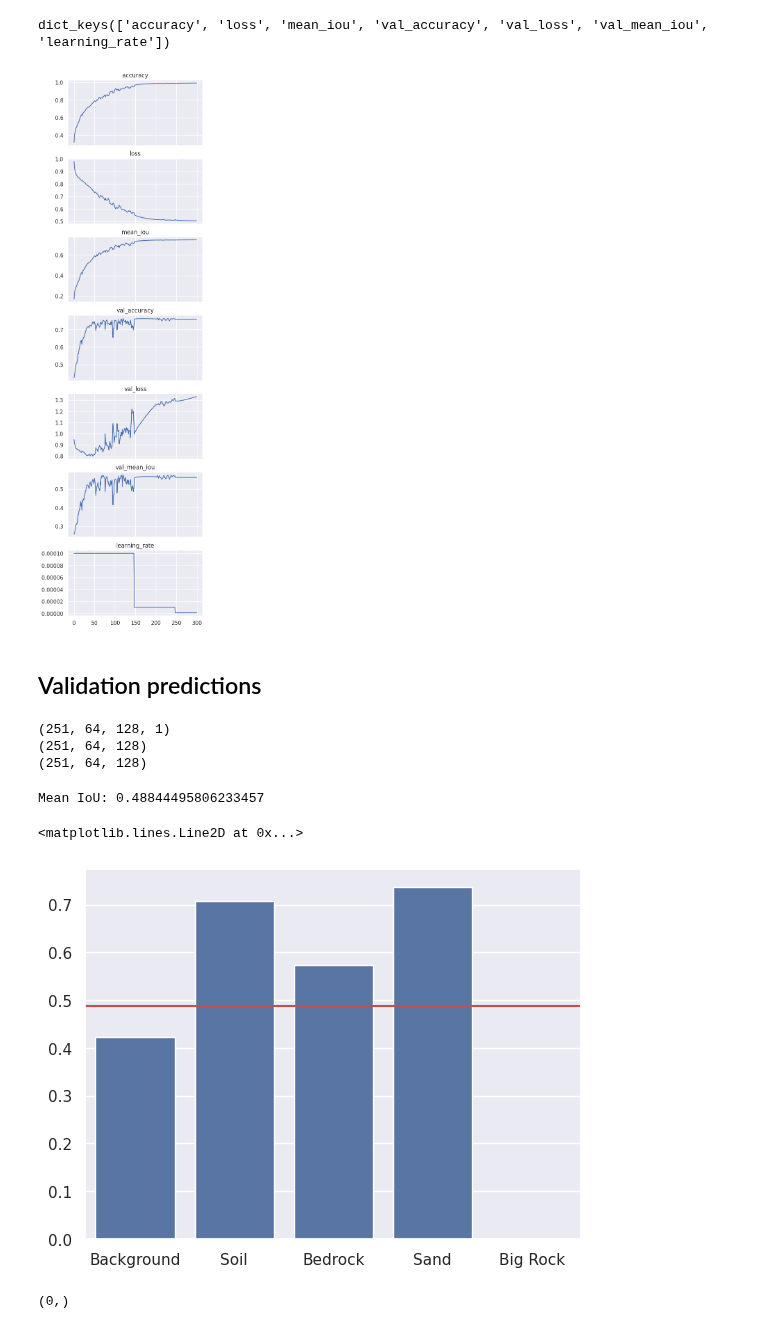
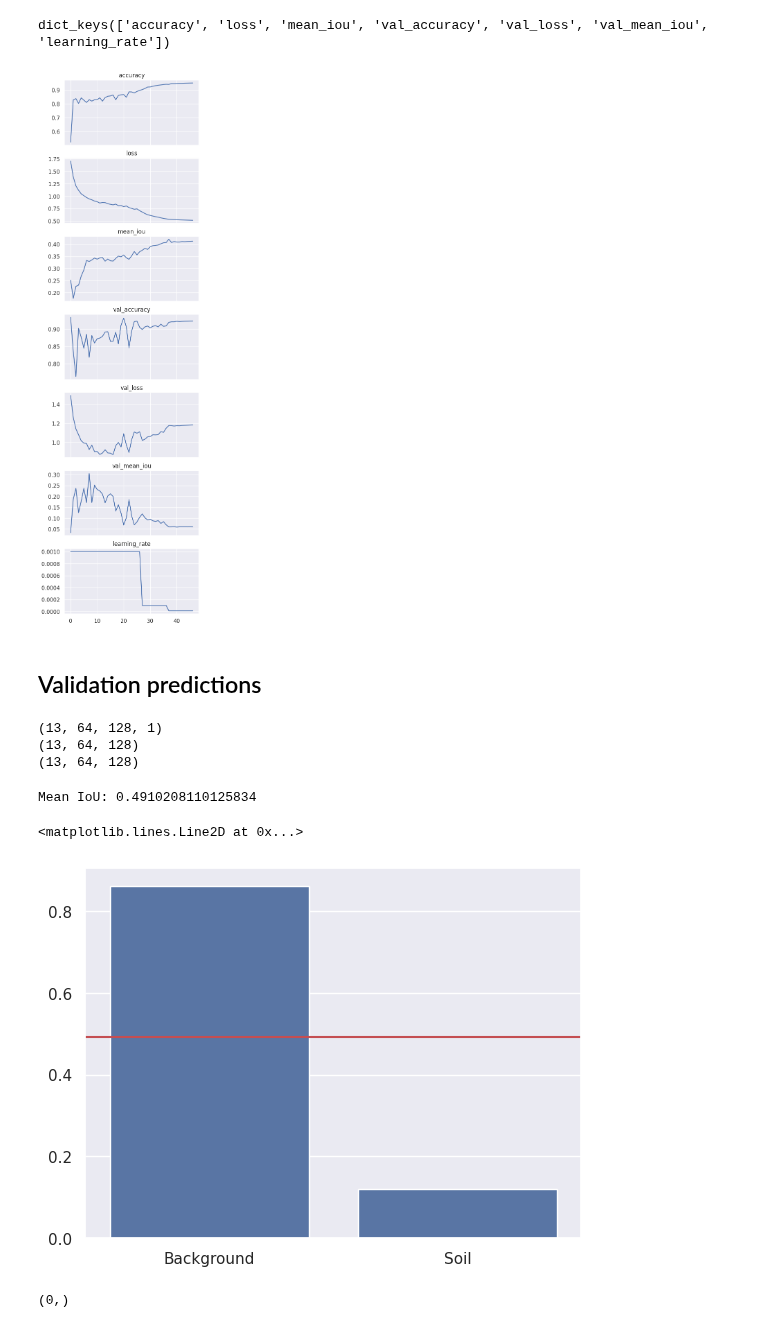
Before and after one commit to tomaz-suller/an2dl, a Jupyter notebook: homework-2/notebooks/3-tomaz-suller-analyse.ipynb, the cells around one changed output. Saved outputs shown, nothing was run; the diff lists cells and outputs as text; code cells hidden in the pictures.

```diff
--- a/homework-2/notebooks/3-tomaz-suller-analyse.ipynb
+++ b/homework-2/notebooks/3-tomaz-suller-analyse.ipynb
@@ -8,7 +8,7 @@ import seaborn as sns
 # %%
 sns.set_theme()
 # %%
-EXPERIMENT = "54"
+EXPERIMENT = "101"
 RESULTS_DIR = Path().absolute().parent / "results" / EXPERIMENT
 RESULTS_DIR.exists()
 # %% [output]
@@ -40,7 +40,7 @@ for ax, (metric, values) in zip(axes.flat, history.items()):
     ax.plot(values)
     ax.set_title(metric)
 # %% [output]
-[figure, old version]
+[figure, new version]
 # %% [markdown]
 ## Validation predictions
 # %%
@@ -53,26 +53,28 @@ print(x.shape)
 print(y.shape)
 print(y_hat.shape)
 # %% [output]
-(251, 64, 128, 1)
-(251, 64, 128)
-(251, 64, 128)
+(13, 64, 128, 1)
+(13, 64, 128)
+(13, 64, 128)
 # %%
 class_iou = {}
 for class_, class_name in CLASS_MAP.items():
     y_mask = y == class_
+    if not y_mask.any():
+        continue
     y_hat_mask = y_hat == class_
-    intersection = np.sum(y_mask & y_hat_mask)
-    union = np.sum(y_mask | y_hat_mask)
+    intersection = np.sum(np.logical_and(y_mask, y_hat_mask))
+    union = np.sum(np.logical_or(y_mask, y_hat_mask))
     class_iou[class_name] = intersection / (union + 1e-10)
 
 mean_iou = sum(class_iou.values()) / len(class_iou)
 print(f"Mean IoU: {mean_iou}")
 ax = sns.barplot(class_iou)
 ax.axhline(mean_iou, c="r")
 # %% [output]
-Mean IoU: 0.48844495806233457
+Mean IoU: 0.4910208110125834
 <matplotlib.lines.Line2D at 0x...>
-[figure, old version]
+[figure, new version]
 # %%
 big_rock_images = np.any(y == 4, axis=(1, 2))
 big_rock_indices = np.nonzero(big_rock_images)[0]
```
Also changed, not shown: 4 other files.
